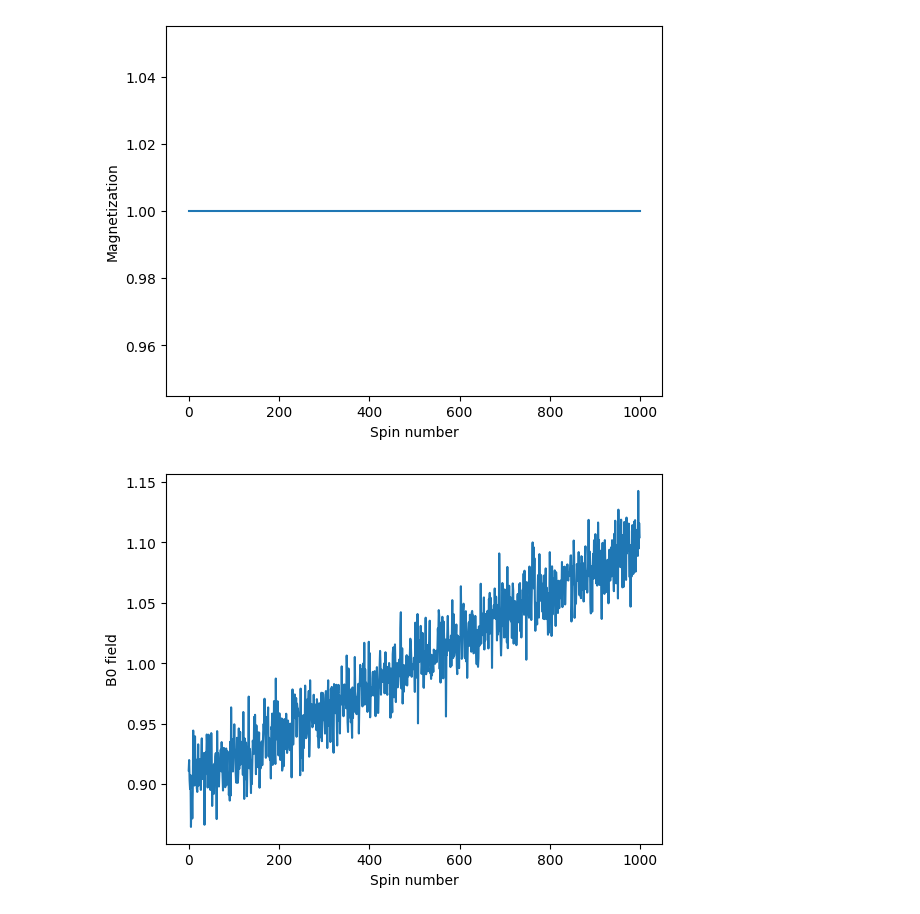
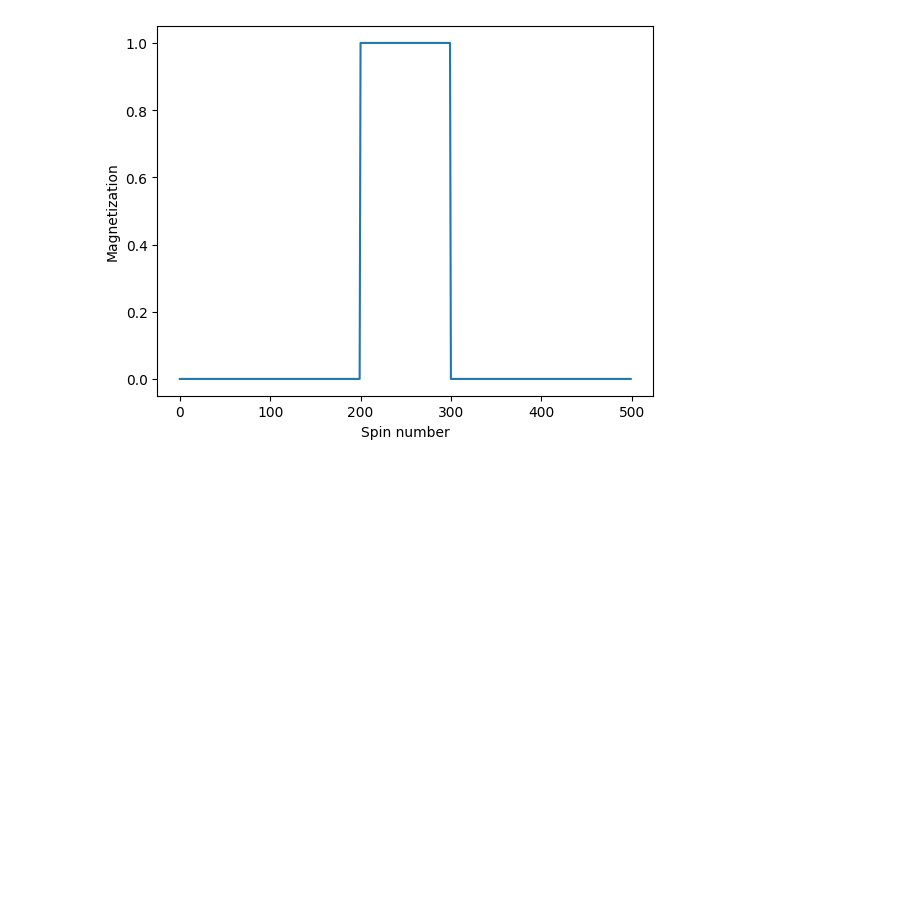
Before and after one commit to MaxStrey/Martinos_MR, a Jupyter notebook: Martinos_project/phantom_generation/phantom_3.ipynb, the cells around one changed output. Saved outputs shown, nothing was run; the diff lists cells and outputs as text; code cells hidden in the pictures; blank space fills up the shorter version.

```diff
--- a/Martinos_project/phantom_generation/phantom_3.ipynb
+++ b/Martinos_project/phantom_generation/phantom_3.ipynb
@@ -1,34 +1,24 @@
 # %%
 import numpy as np
+from scipy.fft import fftshift, fft2
 import matplotlib.pyplot as plt
 
-N_spins = 1000  # Number of spins in the phantom
-phantom = np.ones(N_spins, dtype=np.complex128)  # All spins start in equilibrium state
+N_spins = 500  # Number of spins in the phantom
+# Create the phantom
+# The phantom is rect pulse of size 100
+phantom = np.zeros(N_spins, dtype=np.complex128)  # All spins start at zero
+pulse_end = 200 + 100
+phantom[200:pulse_end] = 1  # Set the pulse to the desired amplitude
 
 # Plot the initial state of the phantom
 plt.figure()
-plt.plot(phantom)
+plt.plot(phantom.real)
 plt.xlabel('Spin number')
 plt.ylabel('Magnetization')
 plt.show()
 
-
 gamma = 42.58e6  # Gyromagnetic ratio for hydrogen in Hz/T
-G = 1e-3  # Gradient strength in T/m
-
-
-B0 = np.linspace(0.9, 1.1, N_spins)  # B0 field, non-uniform
-B0 = B0 + 0.01 * np.random.randn(N_spins)  # Add some random noise for realism
-
-omega0 = gamma * B0
-omega = omega0 * N_spins  # Frequency of the gradient field in Hz
-
-# Plot the B0 field
-plt.figure()
-plt.plot(B0)
-plt.xlabel('Spin number')
-plt.ylabel('B0 field')
-plt.show()
+Gx = 1e-3  # Gradient strength in T/m
+B0 = 1.0  # B0 field in T
 # %% [output]
-[figure, old version]
+[figure, new version]
-[figure, removed]
```
Also changed, not shown: parts of 5 cells of this notebook, 1 other file.
